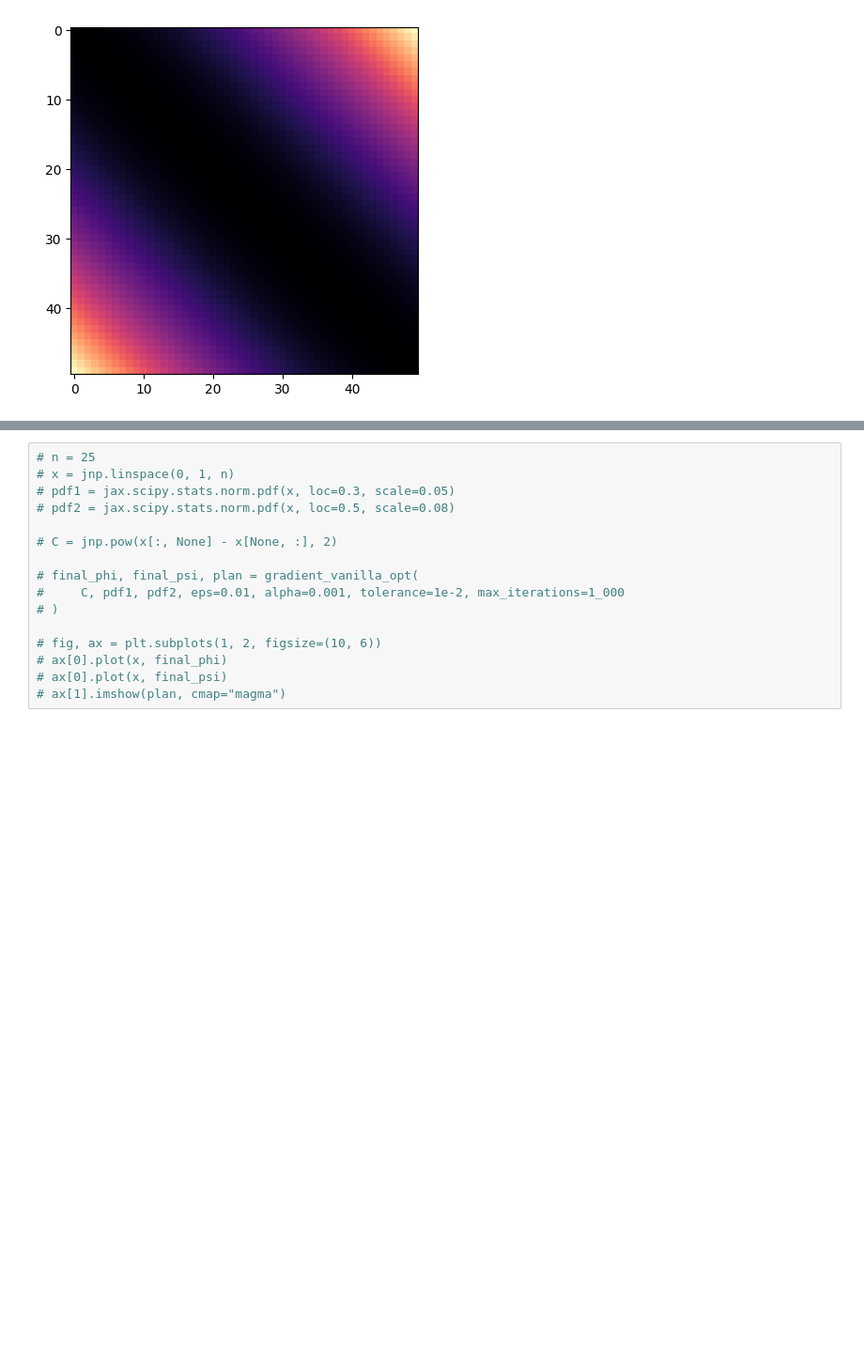
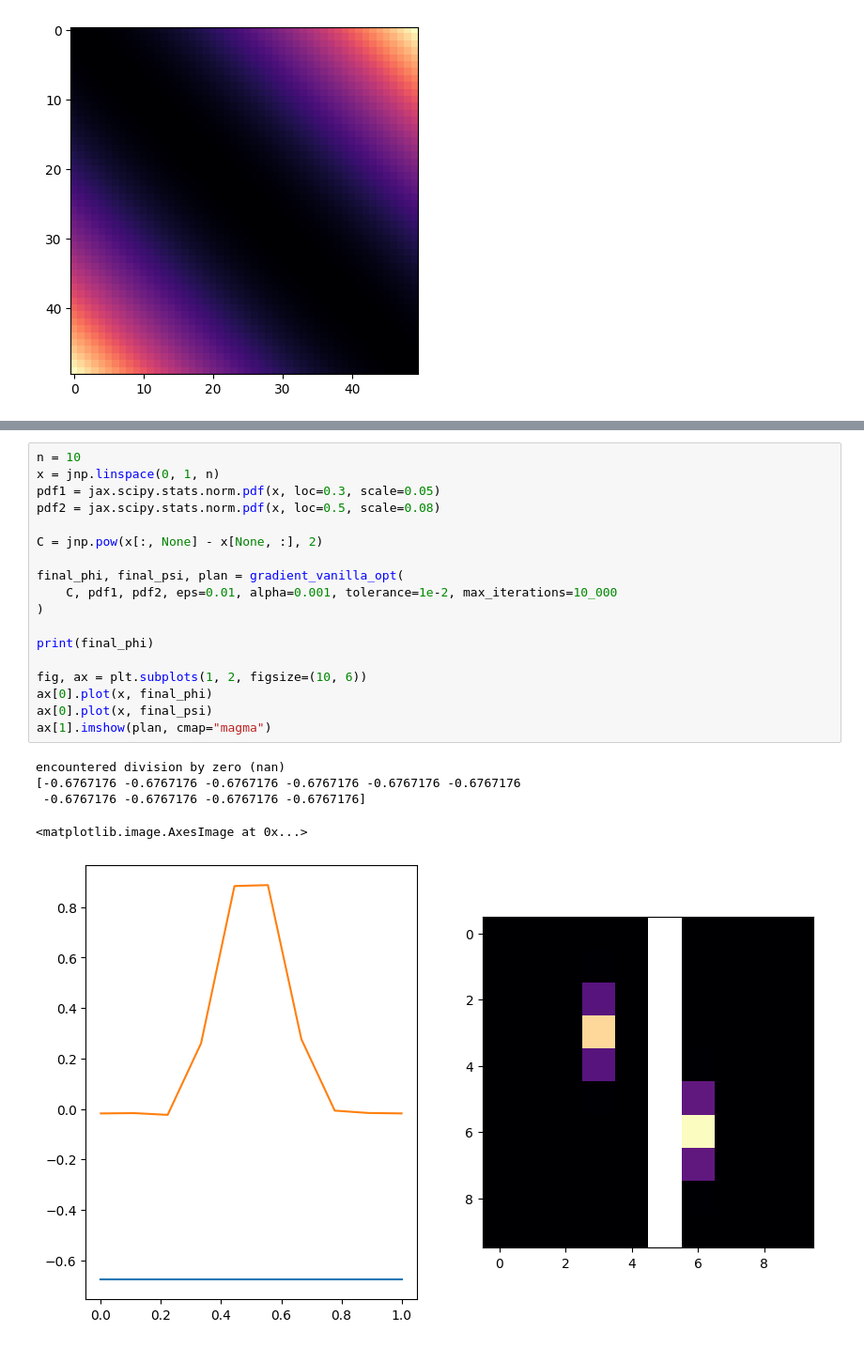
Before and after one commit to aipyth/optimal-transport, a Jupyter notebook: methods/gradient_ascent/gradient_ascent.ipynb, the cells around one changed output, grey strips where cells are left out. Shown at 94% size. Saved outputs shown, nothing was run; the diff lists cells and outputs as text; blank space fills up the shorter version.

```diff
--- a/methods/gradient_ascent/gradient_ascent.ipynb
+++ b/methods/gradient_ascent/gradient_ascent.ipynb
@@ -266,19 +285,27 @@ def gradient_vanilla_opt(
 # %%
-# n = 25
-# x = jnp.linspace(0, 1, n)
-# pdf1 = jax.scipy.stats.norm.pdf(x, loc=0.3, scale=0.05)
-# pdf2 = jax.scipy.stats.norm.pdf(x, loc=0.5, scale=0.08)
+n = 10
+x = jnp.linspace(0, 1, n)
+pdf1 = jax.scipy.stats.norm.pdf(x, loc=0.3, scale=0.05)
+pdf2 = jax.scipy.stats.norm.pdf(x, loc=0.5, scale=0.08)
 
-# C = jnp.pow(x[:, None] - x[None, :], 2)
+C = jnp.pow(x[:, None] - x[None, :], 2)
 
-# final_phi, final_psi, plan = gradient_vanilla_opt(
-#     C, pdf1, pdf2, eps=0.01, alpha=0.001, tolerance=1e-2, max_iterations=1_000
-# )
+final_phi, final_psi, plan = gradient_vanilla_opt(
+    C, pdf1, pdf2, eps=0.01, alpha=0.001, tolerance=1e-2, max_iterations=10_000
+)
 
-# fig, ax = plt.subplots(1, 2, figsize=(10, 6))
-# ax[0].plot(x, final_phi)
-# ax[0].plot(x, final_psi)
-# ax[1].imshow(plan, cmap="magma")
+print(final_phi)
+
+fig, ax = plt.subplots(1, 2, figsize=(10, 6))
+ax[0].plot(x, final_phi)
+ax[0].plot(x, final_psi)
+ax[1].imshow(plan, cmap="magma")
+# %% [output]
+encountered division by zero (nan)
+[-0.6767176 -0.6767176 -0.6767176 -0.6767176 -0.6767176 -0.6767176
+ -0.6767176 -0.6767176 -0.6767176 -0.6767176]
+<matplotlib.image.AxesImage at 0x...>
+[figure, added]
 # %%
 n = 50
 x = jnp.linspace(0, 1, n)
```
Also changed, not shown: parts of 12 cells of this notebook.
